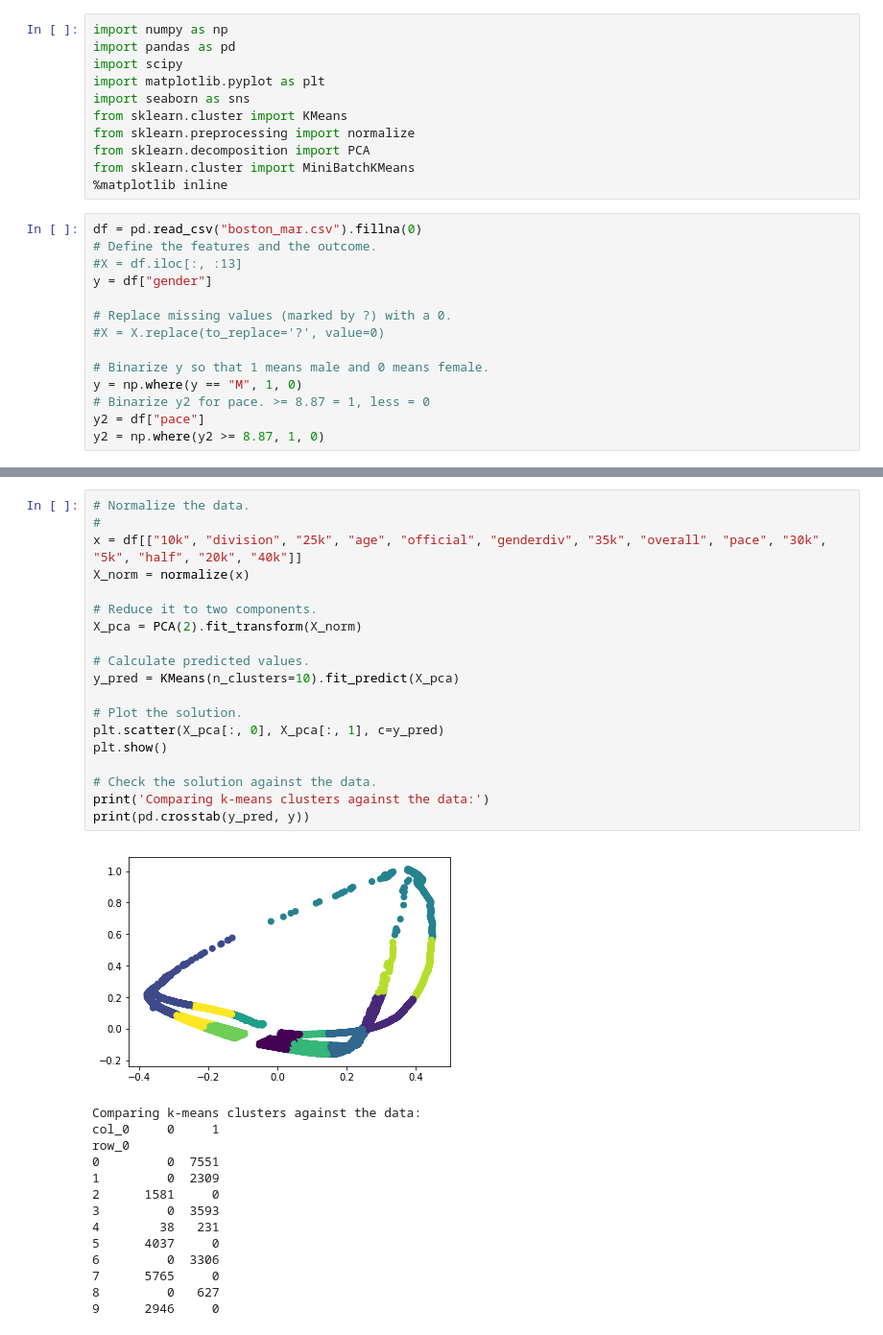
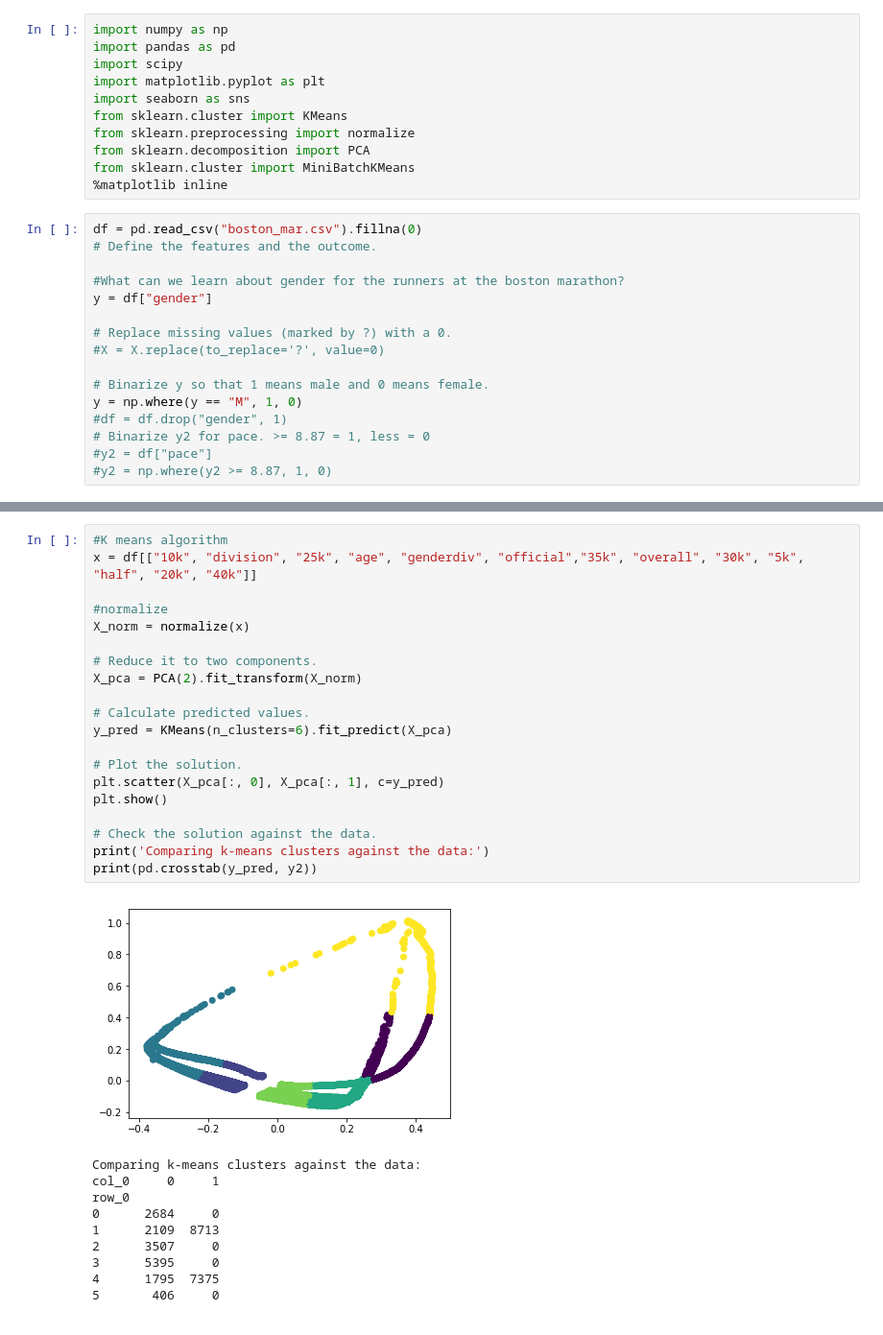
Before and after one commit to OckhamsRazor15/New-Thinkful-DS-Projects, a Jupyter notebook: Unit 4. Unsupervised learning - Venturing into the unknown/Unit 4.1.5.ipynb, the cells around one changed output, grey strips where cells are left out. Shown at 96% size. Cells and saved outputs as stored; diff of their text form.

```diff
--- a/Unit 4. Unsupervised learning - Venturing into the unknown/Unit 4.1.5.ipynb
+++ b/Unit 4. Unsupervised learning - Venturing into the unknown/Unit 4.1.5.ipynb
@@ -12,7 +12,8 @@ from sklearn.cluster import MiniBatchKMeans
 # %%
 df = pd.read_csv("boston_mar.csv").fillna(0)
 # Define the features and the outcome.
-#X = df.iloc[:, :13]
+
+#What can we learn about gender for the runners at the boston marathon?
 y = df["gender"]
 
 # Replace missing values (marked by ?) with a 0.
@@ -20,9 +21,10 @@ y = df["gender"]
 
 # Binarize y so that 1 means male and 0 means female.
 y = np.where(y == "M", 1, 0)
+#df = df.drop("gender", 1)
 # Binarize y2 for pace. >= 8.87 = 1, less = 0
-y2 = df["pace"]
-y2 = np.where(y2 >= 8.87, 1, 0)
+#y2 = df["pace"]
+#y2 = np.where(y2 >= 8.87, 1, 0)
 # %%
 def show_missing_data(data):
     missing_data = data.isnull().sum().reset_index()
@@ -53,34 +67,31 @@ Name: pace, dtype: float64
 # %%
-# Normalize the data.
-#
-x = df[["10k", "division", "25k", "age", "official", "genderdiv", "35k", "overall", "pace", "30k", "5k", "half", "20k", "40k"]]
+#K means algorithm
+x = df[["10k", "division", "25k", "age", "genderdiv", "official","35k", "overall", "30k", "5k", "half", "20k", "40k"]]
+
+#normalize
 X_norm = normalize(x)
 
 # Reduce it to two components.
 X_pca = PCA(2).fit_transform(X_norm)
 
 # Calculate predicted values.
-y_pred = KMeans(n_clusters=10).fit_predict(X_pca)
+y_pred = KMeans(n_clusters=6).fit_predict(X_pca)
 
 # Plot the solution.
 plt.scatter(X_pca[:, 0], X_pca[:, 1], c=y_pred)
 plt.show()
 
 # Check the solution against the data.
 print('Comparing k-means clusters against the data:')
-print(pd.crosstab(y_pred, y))
+print(pd.crosstab(y_pred, y2))
 # %% [output]
-[figure, old version]
+[figure, new version]
 Comparing k-means clusters against the data:
 col_0     0     1
 row_0
-0         0  7551
-1         0  2309
-2      1581     0
-3         0  3593
-4        38   231
-5      4037     0
-6         0  3306
-7      5765     0
-8         0   627
-9      2946     0
+0      2684     0
+1      2109  8713
+2      3507     0
+3      5395     0
+4      1795  7375
+5       406     0
```
Also changed, not shown: parts of 22 cells of this notebook.
